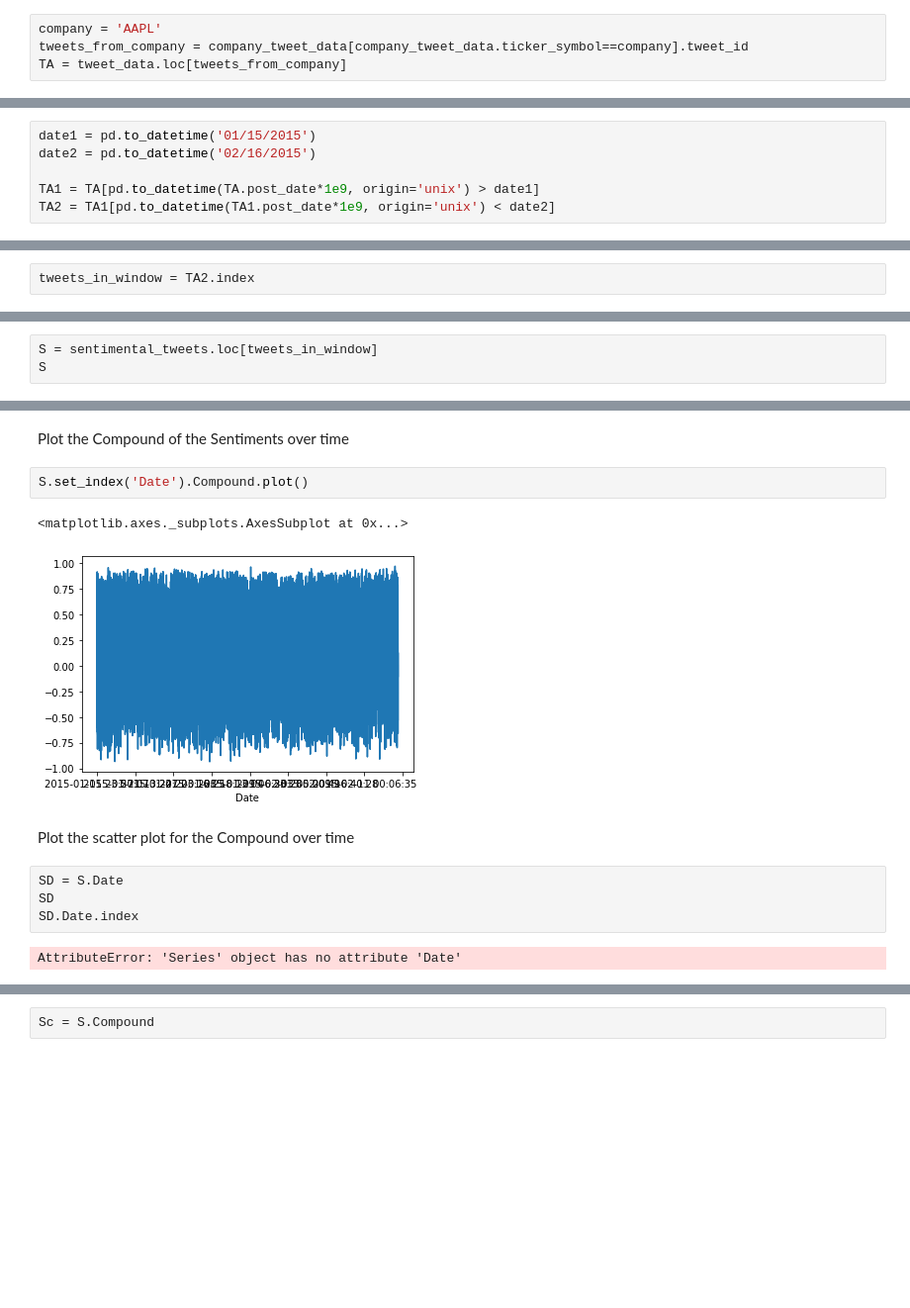
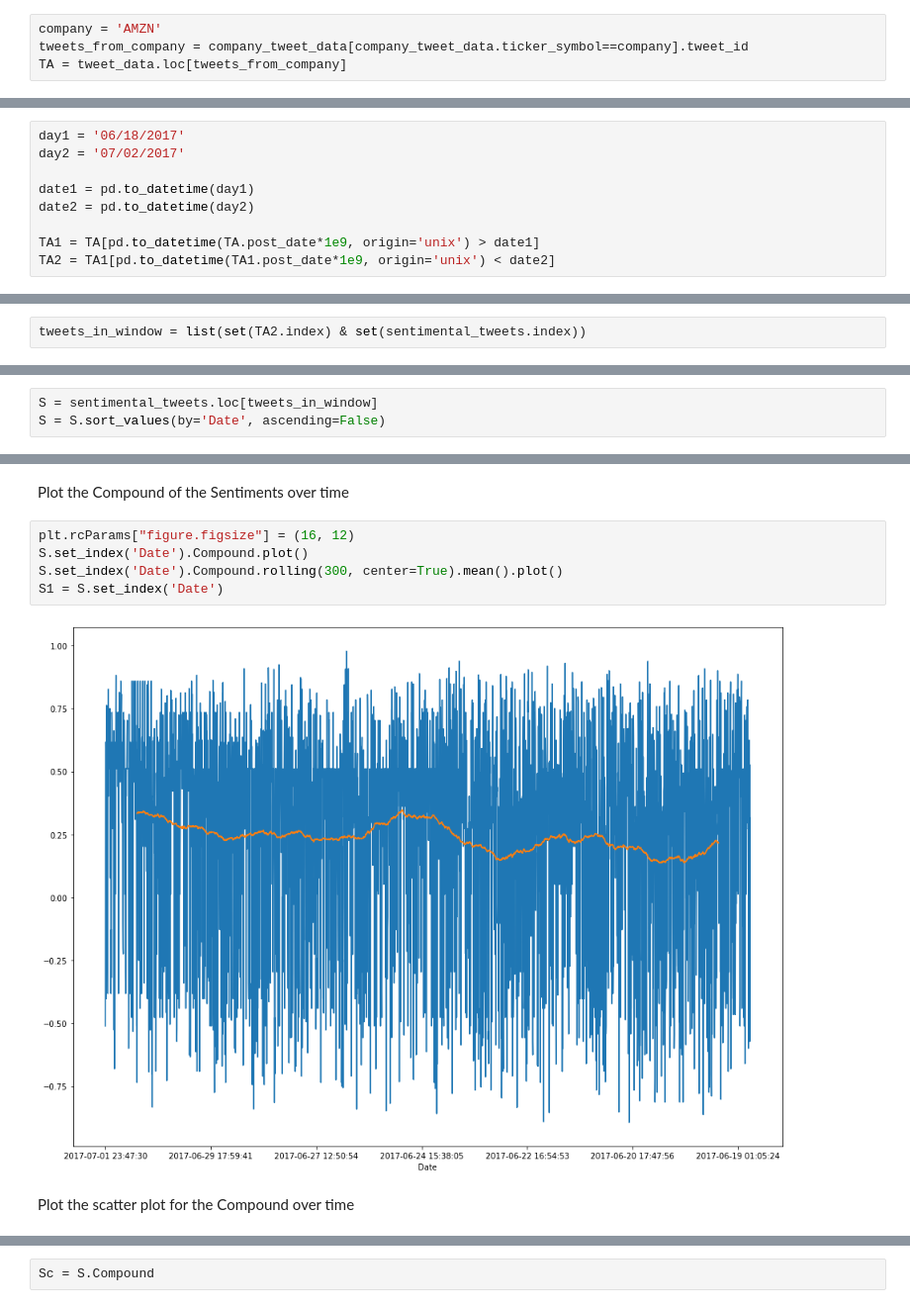
Before and after one commit to JNewman-cell/Stanford-Hackathon, a Jupyter notebook: ActualHackathonProject.ipynb, the cells around one changed output, grey strips where cells are left out. Shown at 99% size. Saved outputs shown, nothing was run; the diff lists cells and outputs as text; blank space fills up the shorter version.

```diff
--- a/ActualHackathonProject.ipynb
+++ b/ActualHackathonProject.ipynb
@@ -24,23 +27,26 @@ sentimental_tweets = pd.read_csv('Sentimental_Tweets.csv', index_col=0)
 # %% [markdown]
 Specify Company, and Slice All Tweets to only get Tweets about specified company
 # %%
-company = 'AAPL'
+company = 'AMZN'
 tweets_from_company = company_tweet_data[company_tweet_data.ticker_symbol==company].tweet_id
 TA = tweet_data.loc[tweets_from_company]
 # %% [markdown]
 Specify the date, Slice Specified Company Tweet Data to only have tweets in the specified date range
 # %%
-date1 = pd.to_datetime('01/15/2015')
-date2 = pd.to_datetime('02/16/2015')
+day1 = '06/18/2017'
+day2 = '07/02/2017'
+
+date1 = pd.to_datetime(day1)
+date2 = pd.to_datetime(day2)
 
 TA1 = TA[pd.to_datetime(TA.post_date*1e9, origin='unix') > date1]
 TA2 = TA1[pd.to_datetime(TA1.post_date*1e9, origin='unix') < date2]
 # %% [markdown]
 Gets the index(Tweet ID) for the specified tweets
 # %%
-tweets_in_window = TA2.index
+tweets_in_window = list(set(TA2.index) & set(sentimental_tweets.index))
 # %% [markdown]
 Get the sentimental data from the sentimental data frame for the specified tweets
 # %%
 S = sentimental_tweets.loc[tweets_in_window]
-S
+S = S.sort_values(by='Date', ascending=False)
@@ -84,15 +59,11 @@ Commented on: $AAPL rotten to the core, 107.08 - 2.71, expect Orchard to go bad
 # %% [markdown]
 Plot the Compound of the Sentiments over time
-# %%
-S.set_index('Date').Compound.plot()
-# %% [output]
-<matplotlib.axes._subplots.AxesSubplot at 0x...>
-[figure, removed]
+# %%
+plt.rcParams["figure.figsize"] = (16, 12)
+S.set_index('Date').Compound.plot()
+S.set_index('Date').Compound.rolling(300, center=True).mean().plot()
+S1 = S.set_index('Date')
+# %% [output]
+[figure, added]
 # %% [markdown]
 Plot the scatter plot for the Compound over time
-# %%
-SD = S.Date
-SD
-SD.Date.index
-# %% [output]
-AttributeError: 'Series' object has no attribute 'Date'
```
Also changed, not shown: parts of 10 cells of this notebook.
